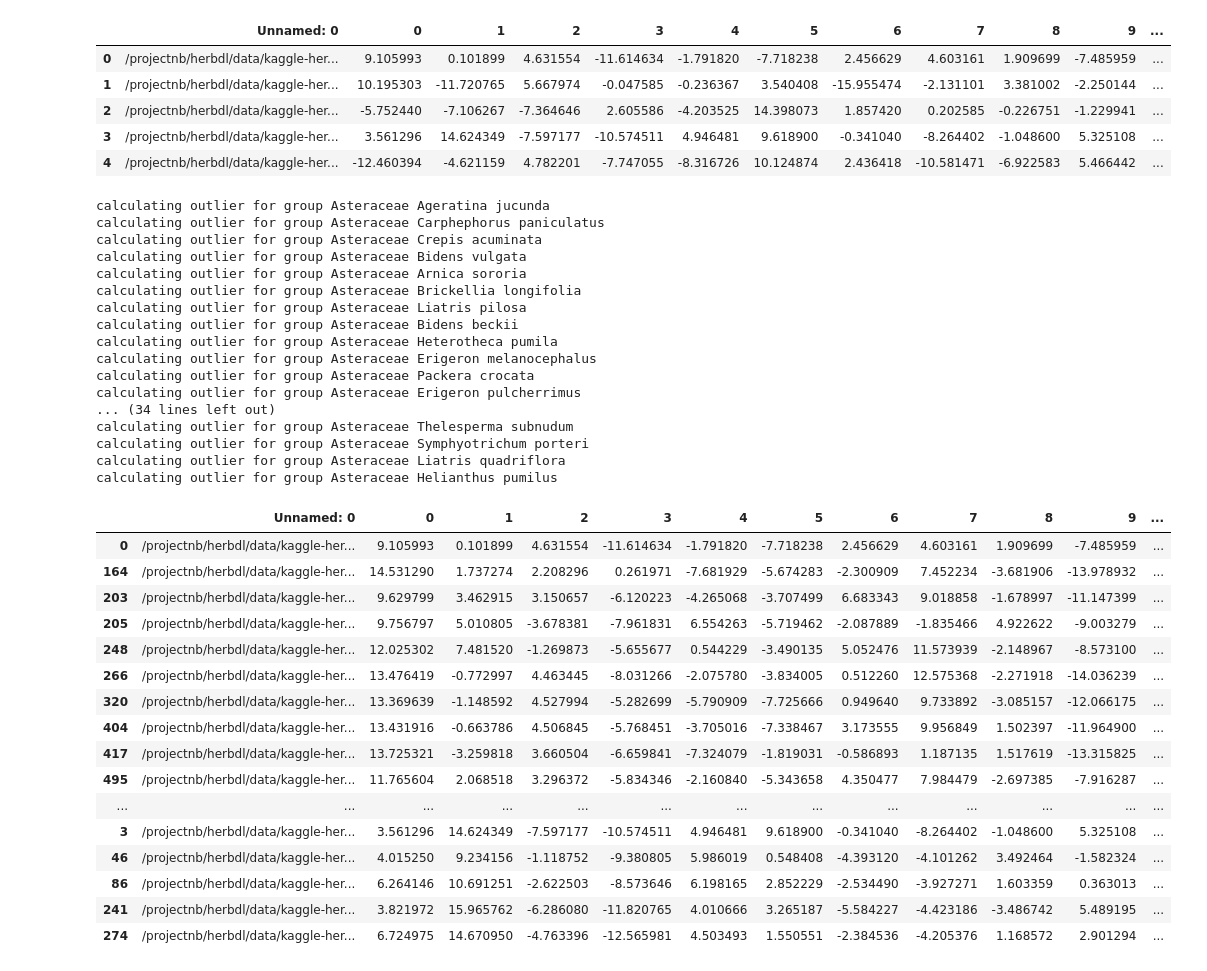
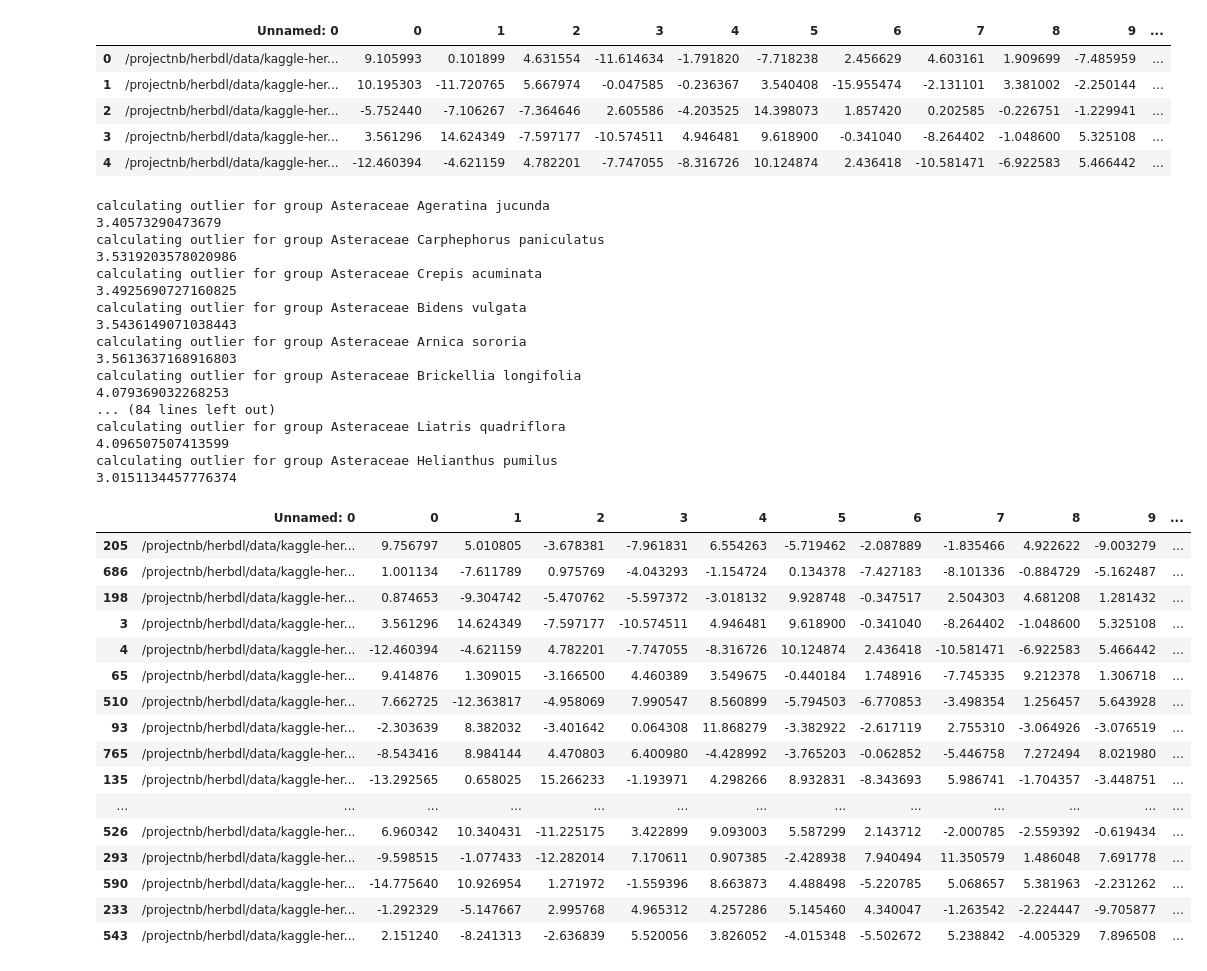
Before and after one commit to gardoslab/herbdl, a Jupyter notebook: clustering_viz/outlier_detection/asteraceae_outliers.ipynb, the cells around one changed output. Drawn from its saved outputs; the diff is of its cells as text; code cells hidden in the pictures.

Commit message:
modified threshold calculations for outlier detection

```diff
--- a/clustering_viz/outlier_detection/asteraceae_outliers.ipynb
+++ b/clustering_viz/outlier_detection/asteraceae_outliers.ipynb
@@ -180,7 +179,7 @@ for name in pca_species_names:
     X_pca = temp.to_numpy(dtype=float) # shape (n_samples, n_components)
 
     # calculate center of cluster and covariance matrix
-    centroid = np.mean(temp, axis=0)
+    centroid = np.mean(X_pca, axis=0)
     cov_matrix = np.cov(X_pca, rowvar=False)
 
     # calculate the inverse covariance matrix
@@ -193,55 +192,58 @@ for name in pca_species_names:
         maha_distance = distance.mahalanobis(pt, centroid, inv_cov_matrix)
         group_distances.append(maha_distance)
 
-    h_thresh, l_thresh = calculate_thresholds(group_distances)
+    # calculate threshold
+    #threshold = np.sqrt(chi2.ppf((1-0.05), df=10))    #degrees of freedom = number of variables
+    threshold = np.percentile(group_distances, 95)
+    print(threshold)
 
     # save the centroids
     pca_centroids_dict[name] = centroid
 
     # get the outliers
-    outliers = [True if d > h_thresh or d < l_thresh else False for d in group_distances]
+    outliers = [True if d > threshold else False for d in group_distances]
 
     # save the results to the dataframe
     pca_result_dict[name].loc[:, "maha_distance"] = group_distances
     pca_result_dict[name].loc[:, "outlier"] = outliers
 # %% [output]
 calculating outlier for group Asteraceae Ageratina jucunda
+3.40573290473679
 calculating outlier for group Asteraceae Carphephorus paniculatus
+3.5319203578020986
 calculating outlier for group Asteraceae Crepis acuminata
+3.4925690727160825
 calculating outlier for group Asteraceae Bidens vulgata
+3.5436149071038443
 calculating outlier for group Asteraceae Arnica sororia
+3.5613637168916803
 calculating outlier for group Asteraceae Brickellia longifolia
-calculating outlier for group Asteraceae Liatris pilosa
-calculating outlier for group Asteraceae Bidens beckii
-calculating outlier for group Asteraceae Heterotheca pumila
-calculating outlier for group Asteraceae Erigeron melanocephalus
-calculating outlier for group Asteraceae Packera crocata
-calculating outlier for group Asteraceae Erigeron pulcherrimus
-... (34 lines left out)
-calculating outlier for group Asteraceae Thelesperma subnudum
-calculating outlier for group Asteraceae Symphyotrichum porteri
+4.079369032268253
+... (84 lines left out)
 calculating outlier for group Asteraceae Liatris quadriflora
+4.096507507413599
 calculating outlier for group Asteraceae Helianthus pumilus
+3.0151134457776374
 # %%
 df_combined_pca = pd.concat(pca_result_dict.values(), ignore_index=False)
-# %%
-df_combined_pca.head(50)
-# %% [output]
-|  | Unnamed: 0 | 0 | 1 | 2 | 3 | 4 | 5 | 6 | 7 | 8 | 9 | ... |
-| 0 | /projectnb/herbdl/data/kaggle-her... | 9.105993 | 0.101899 | 4.631554 | -11.614634 | -1.791820 | -7.718238 | 2.456629 | 4.603161 | 1.909699 | -7.485959 | ... |
-| 164 | /projectnb/herbdl/data/kaggle-her... | 14.531290 | 1.737274 | 2.208296 | 0.261971 | -7.681929 | -5.674283 | -2.300909 | 7.452234 | -3.681906 | -13.978932 | ... |
-| 203 | /projectnb/herbdl/data/kaggle-her... | 9.629799 | 3.462915 | 3.150657 | -6.120223 | -4.265068 | -3.707499 | 6.683343 | 9.018858 | -1.678997 | -11.147399 | ... |
-| 205 | /projectnb/herbdl/data/kaggle-her... | 9.756797 | 5.010805 | -3.678381 | -7.961831 | 6.554263 | -5.719462 | -2.087889 | -1.835466 | 4.922622 | -9.003279 | ... |
-| 248 | /projectnb/herbdl/data/kaggle-her... | 12.025302 | 7.481520 | -1.269873 | -5.655677 | 0.544229 | -3.490135 | 5.052476 | 11.573939 | -2.148967 | -8.573100 | ... |
-| 266 | /projectnb/herbdl/data/kaggle-her... | 13.476419 | -0.772997 | 4.463445 | -8.031266 | -2.075780 | -3.834005 | 0.512260 | 12.575368 | -2.271918 | -14.036239 | ... |
-| 320 | /projectnb/herbdl/data/kaggle-her... | 13.369639 | -1.148592 | 4.527994 | -5.282699 | -5.790909 | -7.725666 | 0.949640 | 9.733892 | -3.085157 | -12.066175 | ... |
-| 404 | /projectnb/herbdl/data/kaggle-her... | 13.431916 | -0.663786 | 4.506845 | -5.768451 | -3.705016 | -7.338467 | 3.173555 | 9.956849 | 1.502397 | -11.964900 | ... |
-| 417 | /projectnb/herbdl/data/kaggle-her... | 13.725321 | -3.259818 | 3.660504 | -6.659841 | -7.324079 | -1.819031 | -0.586893 | 1.187135 | 1.517619 | -13.315825 | ... |
-| 495 | /projectnb/herbdl/data/kaggle-her... | 11.765604 | 2.068518 | 3.296372 | -5.834346 | -2.160840 | -5.343658 | 4.350477 | 7.984479 | -2.697385 | -7.916287 | ... |
-| ... | ... | ... | ... | ... | ... | ... | ... | ... | ... | ... | ... | ... |
-| 3 | /projectnb/herbdl/data/kaggle-her... | 3.561296 | 14.624349 | -7.597177 | -10.574511 | 4.946481 | 9.618900 | -0.341040 | -8.264402 | -1.048600 | 5.325108 | ... |
-| 46 | /projectnb/herbdl/data/kaggle-her... | 4.015250 | 9.234156 | -1.118752 | -9.380805 | 5.986019 | 0.548408 | -4.393120 | -4.101262 | 3.492464 | -1.582324 | ... |
-| 86 | /projectnb/herbdl/data/kaggle-her... | 6.264146 | 10.691251 | -2.622503 | -8.573646 | 6.198165 | 2.852229 | -2.534490 | -3.927271 | 1.603359 | 0.363013 | ... |
-| 241 | /projectnb/herbdl/data/kaggle-her... | 3.821972 | 15.965762 | -6.286080 | -11.820765 | 4.010666 | 3.265187 | -5.584227 | -4.423186 | -3.486742 | 5.489195 | ... |
-| 274 | /projectnb/herbdl/data/kaggle-her... | 6.724975 | 14.670950 | -4.763396 | -12.565981 | 4.503493 | 1.550551 | -2.384536 | -4.205376 | 1.168572 | 2.901294 | ... |
+# %%
+df_combined_pca[df_combined_pca["outlier"] == True]
+# %% [output]
+|  | Unnamed: 0 | 0 | 1 | 2 | 3 | 4 | 5 | 6 | 7 | 8 | 9 | ... |
+| 205 | /projectnb/herbdl/data/kaggle-her... | 9.756797 | 5.010805 | -3.678381 | -7.961831 | 6.554263 | -5.719462 | -2.087889 | -1.835466 | 4.922622 | -9.003279 | ... |
+| 686 | /projectnb/herbdl/data/kaggle-her... | 1.001134 | -7.611789 | 0.975769 | -4.043293 | -1.154724 | 0.134378 | -7.427183 | -8.101336 | -0.884729 | -5.162487 | ... |
+| 198 | /projectnb/herbdl/data/kaggle-her... | 0.874653 | -9.304742 | -5.470762 | -5.597372 | -3.018132 | 9.928748 | -0.347517 | 2.504303 | 4.681208 | 1.281432 | ... |
+| 3 | /projectnb/herbdl/data/kaggle-her... | 3.561296 | 14.624349 | -7.597177 | -10.574511 | 4.946481 | 9.618900 | -0.341040 | -8.264402 | -1.048600 | 5.325108 | ... |
+| 4 | /projectnb/herbdl/data/kaggle-her... | -12.460394 | -4.621159 | 4.782201 | -7.747055 | -8.316726 | 10.124874 | 2.436418 | -10.581471 | -6.922583 | 5.466442 | ... |
+| 65 | /projectnb/herbdl/data/kaggle-her... | 9.414876 | 1.309015 | -3.166500 | 4.460389 | 3.549675 | -0.440184 | 1.748916 | -7.745335 | 9.212378 | 1.306718 | ... |
+| 510 | /projectnb/herbdl/data/kaggle-her... | 7.662725 | -12.363817 | -4.958069 | 7.990547 | 8.560899 | -5.794503 | -6.770853 | -3.498354 | 1.256457 | 5.643928 | ... |
+| 93 | /projectnb/herbdl/data/kaggle-her... | -2.303639 | 8.382032 | -3.401642 | 0.064308 | 11.868279 | -3.382922 | -2.617119 | 2.755310 | -3.064926 | -3.076519 | ... |
+| 765 | /projectnb/herbdl/data/kaggle-her... | -8.543416 | 8.984144 | 4.470803 | 6.400980 | -4.428992 | -3.765203 | -0.062852 | -5.446758 | 7.272494 | 8.021980 | ... |
+| 135 | /projectnb/herbdl/data/kaggle-her... | -13.292565 | 0.658025 | 15.266233 | -1.193971 | 4.298266 | 8.932831 | -8.343693 | 5.986741 | -1.704357 | -3.448751 | ... |
+| ... | ... | ... | ... | ... | ... | ... | ... | ... | ... | ... | ... | ... |
+| 526 | /projectnb/herbdl/data/kaggle-her... | 6.960342 | 10.340431 | -11.225175 | 3.422899 | 9.093003 | 5.587299 | 2.143712 | -2.000785 | -2.559392 | -0.619434 | ... |
+| 293 | /projectnb/herbdl/data/kaggle-her... | -9.598515 | -1.077433 | -12.282014 | 7.170611 | 0.907385 | -2.428938 | 7.940494 | 11.350579 | 1.486048 | 7.691778 | ... |
+| 590 | /projectnb/herbdl/data/kaggle-her... | -14.775640 | 10.926954 | 1.271972 | -1.559396 | 8.663873 | 4.488498 | -5.220785 | 5.068657 | 5.381963 | -2.231262 | ... |
+| 233 | /projectnb/herbdl/data/kaggle-her... | -1.292329 | -5.147667 | 2.995768 | 4.965312 | 4.257286 | 5.145460 | 4.340047 | -1.263542 | -2.224447 | -9.705877 | ... |
+| 543 | /projectnb/herbdl/data/kaggle-her... | 2.151240 | -8.241313 | -2.636839 | 5.520056 | 3.826052 | -4.015348 | -5.502672 | 5.238842 | -4.005329 | 7.896508 | ... |
 # %%
```
Also changed, not shown: parts of 2 cells of this notebook, 1 other file.
